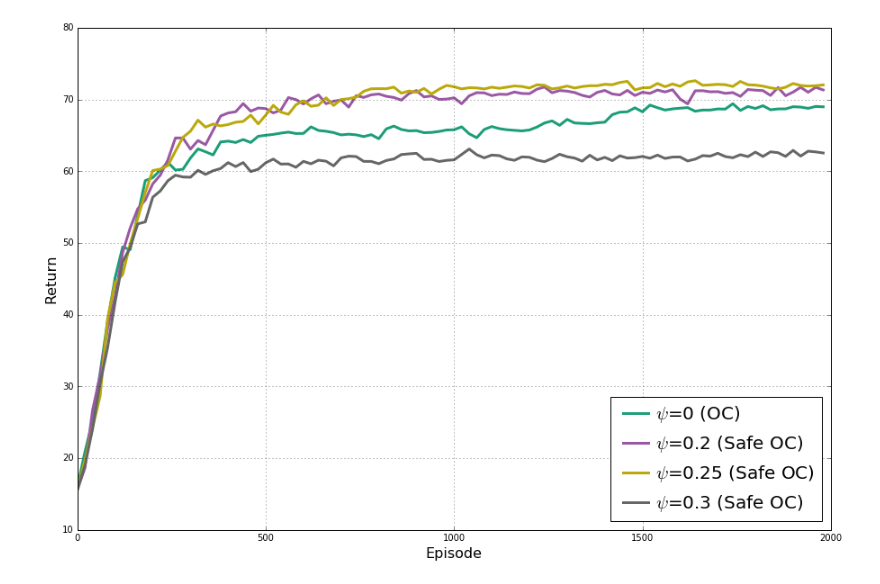
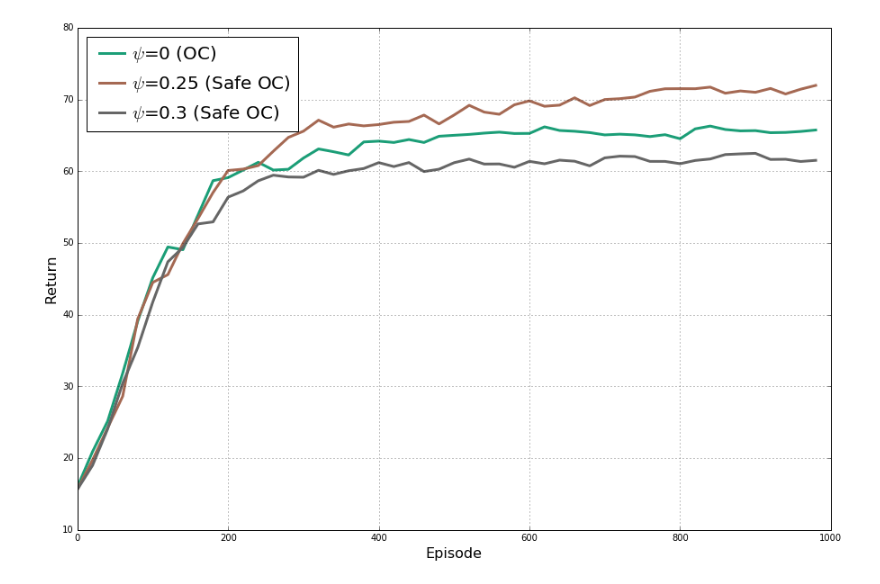
Before and after one commit to arushijain94/SafeOptionCritic, a Jupyter notebook: ReturnPlots.ipynb, the cells around one changed output. Saved outputs shown, nothing was run; the diff lists cells and outputs as text; code cells hidden in the pictures.

Commit message:
Added changes to return plot

```diff
--- a/ReturnPlots.ipynb
+++ b/ReturnPlots.ipynb
@@ -27,8 +27,8 @@ for dir_name in dirs:
 
 final_rewards =[]
 final_steps = []
-betas=["0.0","0.2","0.25","0.3"]
-episode =2000
+betas=["0.0","0.25","0.3"]
+episode =1000
 file_names_to_read= []
 name_to_index= {}
 cur_index_dict = 0
@@ -80,40 +80,40 @@ stop = 1.0
 number_of_lines= len(file_names_to_read)
 cm_subsection = np.linspace(start, stop, number_of_lines)
 colors = [ cm.Dark2(x) for x in cm_subsection ]
-labels_write=["0 (OC)","0.2 (Safe OC)","0.25 (Safe OC)","0.3 (Safe OC)"]
+labels_write=["0 (OC)","0.25 (Safe OC)","0.3 (Safe OC)"]
 color_count = 0
 
 start_from= 0
-end_to = 2000
+end_to = 1000
 for k in range(len(file_names_to_read)):
 
     reward = final_rewards[k][0][start_from:end_to]
     reward_std = final_rewards[k][1][start_from:end_to]
 
     window = 20
     length = int(reward.shape[0]/ window)
     new_reward = np.zeros(length)
     new_reward_std = np.zeros(length)
     x_axis = []
 
     for i in range(length):
         new_reward[i] = np.mean(reward[i*window : i*window + window])
         new_reward_std[i] = np.mean(reward_std[i*window : i*window + window])
         x_axis.append(start_from+i*window)
 
     mean_std_dev = np.mean(new_reward_std)
     error =new_reward_std
     name = file_names_to_read[k]
     linestyle="-"
 
     plt.plot(x_axis, new_reward, color = colors[color_count], lw=1, label ="$\psi$="+labels_write[k] , linewidth = 3, linestyle = linestyle)
     color_count +=1
 
 plt.xlabel("Episode", fontsize=16)
 plt.ylabel("Return",fontsize=16)
 ax.grid()
 plt.legend(prop={'size': 20}, loc=0, handletextpad=0.1)
 plt.show()
 plt.close()
 # %% [output]
-[figure, old version]
+[figure, new version]
```
